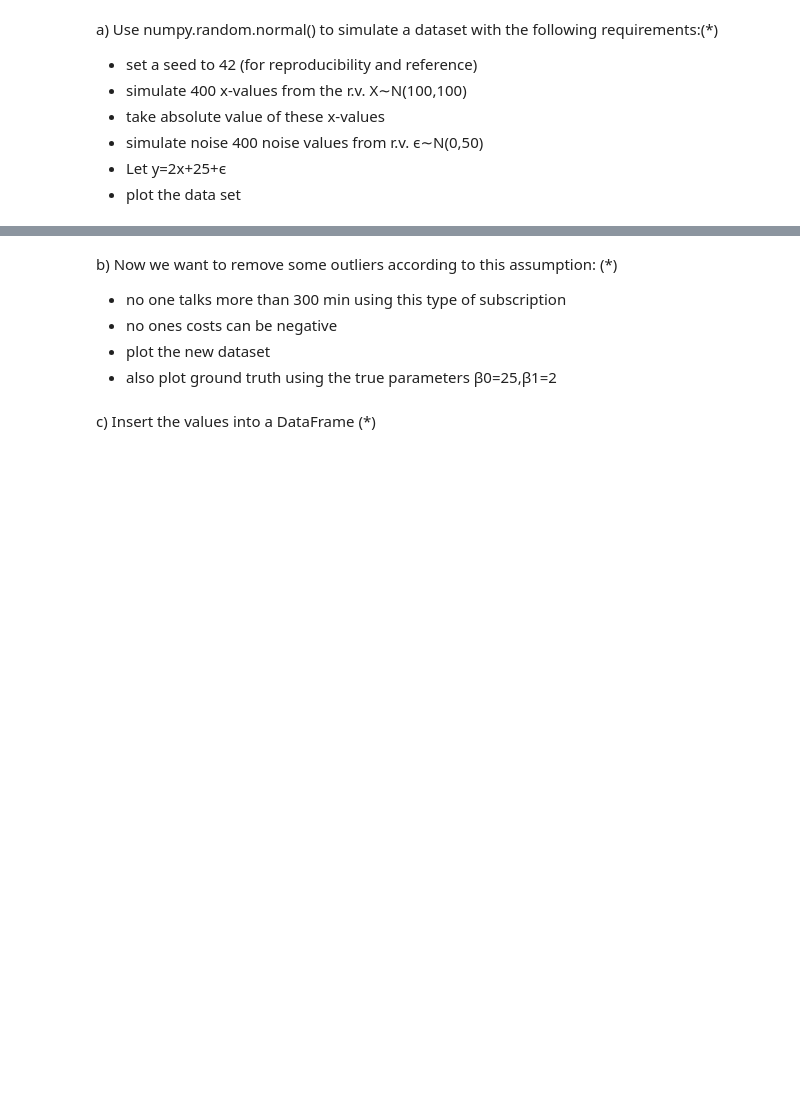
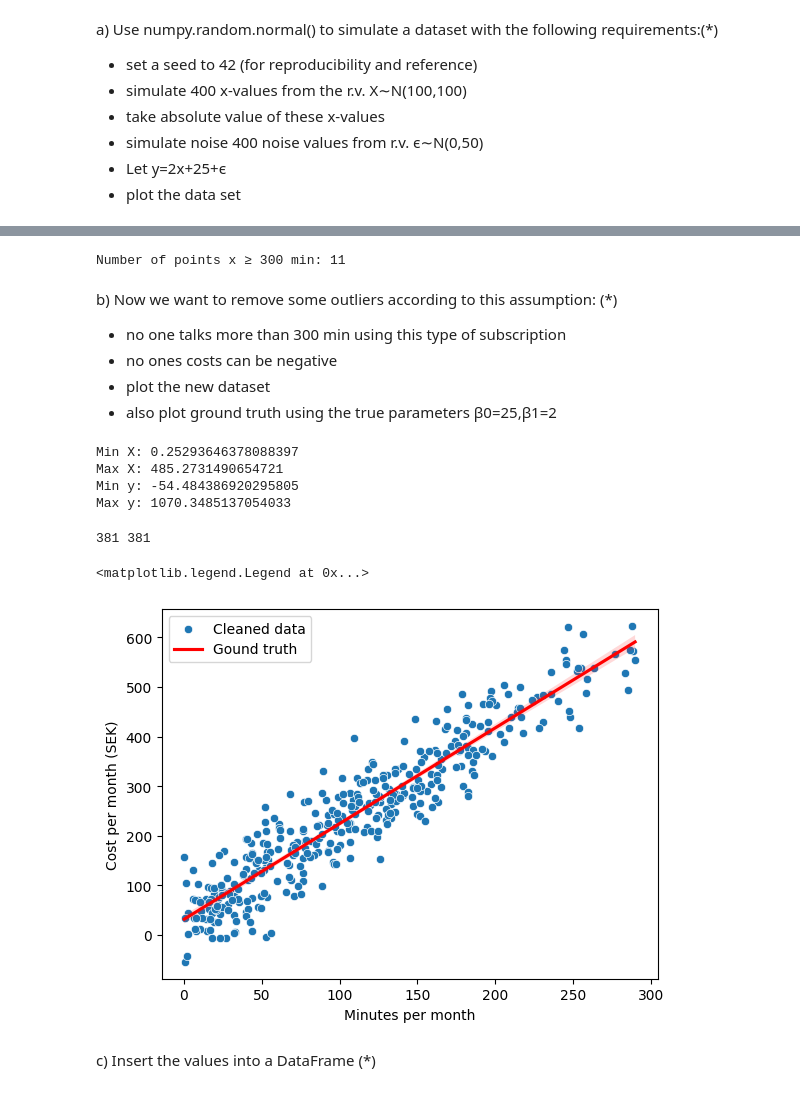
Before and after one commit to eliaselhaddad/Machine-learning-Elias-El-Haddad, a Jupyter notebook: Exercises/01-Simulate-phone-dataset.ipynb, the cells around one changed output, grey strips where cells are left out. Drawn from its saved outputs; the diff is of its cells as text; code cells hidden in the pictures; blank space fills up the shorter version.

```diff
--- a/Exercises/01-Simulate-phone-dataset.ipynb
+++ b/Exercises/01-Simulate-phone-dataset.ipynb
@@ -42,3 +47,8 @@ array([1.49671415e+02, 8.61735699e+01, 1.64768854e+02, 2.52302986e+02,
+# %%
+# get the number of points x ≥ 300 min: 8
+print("Number of points x ≥ 300 min:", len(X[X >= 300]))
+# %% [output]
+Number of points x ≥ 300 min: 11
 # %% [markdown]
 b) Now we want to remove some outliers according to this assumption: (*)
 
@@ -46,5 +56,37 @@ b) Now we want to remove some outliers according to this assumption: (*)
 - no ones costs can be negative
 - plot the new dataset
 - also plot ground truth using the true parameters  β0=25,β1=2
+# %%
+print("Min X:", X.min())
+print("Max X:", X.max())
+
+print("Min y:", y.min())
+print("Max y:", y.max())
+# %% [output]
+Min X: 0.25293646378088397
+Max X: 485.2731490654721
+Min y: -54.484386920295805
+Max y: 1070.3485137054033
+# %%
+X_max = np.where(X > 300)
+y_min = np.where(y < 0)
+
+X = np.delete(X, X_max)
+y = np.delete(y, X_max)
+
+X = np.delete(X, y_min)
+y = np.delete(y, y_min)
+
+print(len(X), len(y))
+
+sns.scatterplot(x=X, y=y, label="Cleaned data")
+sns.regplot(x=X, y=y, scatter=False, color="red", label="Gound truth")
+plt.xlabel("Minutes per month")
+plt.ylabel("Cost per month (SEK)")
+plt.legend()
+# %% [output]
+381 381
+<matplotlib.legend.Legend at 0x...>
+[figure, added]
 # %% [markdown]
 c) Insert the values into a DataFrame (*)
```
Also changed, not shown: parts of 3 cells of this notebook, 3 other files.
